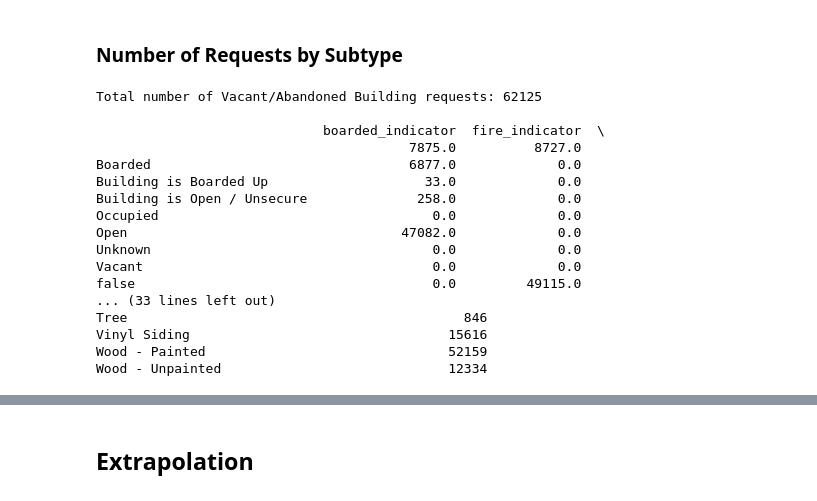
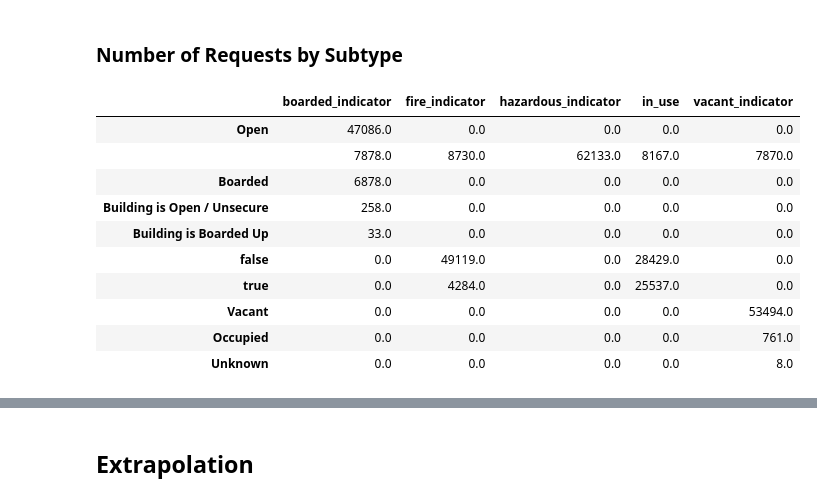
Before and after one commit to lorenh516/exploration_311, a Jupyter notebook: chicago_svc_req_exploration.ipynb, the cells around one changed output, grey strips where cells are left out. Drawn from its saved outputs; the diff is of its cells as text; code cells hidden in the pictures.

```diff
--- a/chicago_svc_req_exploration.ipynb
+++ b/chicago_svc_req_exploration.ipynb
@@ -367,12 +378,11 @@ def view_subtypes(df):
     top_level_counts = df['type_of_service_request'].value_counts()
 
     count_dict = {}
+    frame_list = []
     for service_type, count in top_level_counts.items():
         count_dict[service_type] = count
 
     for service in service_types:
-        print("Total number of {} requests: {}".format(service, count_dict[service]))
-        print()
         service_reqs = df[saved_311['type_of_service_request'] == service]
         service_subs = subtypes[service]
         if len(service_subs) > 0:
@@ -386,25 +396,21 @@ def view_subtypes(df):
         if cols:
             stats_frame = pd.concat(cols, axis = 1)
             stats_frame.fillna(value = 0, inplace = True)
-            print(stats_frame)
+            frame_list.append(stats_frame)
+
+    return frame_list
-# %%
-stats_df = view_subtypes(saved_311)
-stats_df
-# %% [output]
-Total number of Vacant/Abandoned Building requests: 62125
-
-                             boarded_indicator  fire_indicator  \
-                                        7875.0          8727.0
-Boarded                                 6877.0             0.0
-Building is Boarded Up                    33.0             0.0
-Building is Open / Unsecure              258.0             0.0
-Occupied                                   0.0             0.0
-Open                                   47082.0             0.0
-Unknown                                    0.0             0.0
-Vacant                                     0.0             0.0
-false                                      0.0         49115.0
-... (33 lines left out)
-Tree                                           846
-Vinyl Siding                                 15616
-Wood - Painted                               52159
-Wood - Unpainted                             12334
+# %%
+bldgs_subs, graffiti_subs  = view_subtypes(saved_311)
+bldgs_subs.sort_values(by = ['boarded_indicator', 'fire_indicator', 'hazardous_indicator', 'in_use', 'vacant_indicator'], ascending = False)
+# %% [output]
+|  | boarded_indicator | fire_indicator | hazardous_indicator | in_use | vacant_indicator |
+| Open | 47086.0 | 0.0 | 0.0 | 0.0 | 0.0 |
+|  | 7878.0 | 8730.0 | 62133.0 | 8167.0 | 7870.0 |
+| Boarded | 6878.0 | 0.0 | 0.0 | 0.0 | 0.0 |
+| Building is Open / Unsecure | 258.0 | 0.0 | 0.0 | 0.0 | 0.0 |
+| Building is Boarded Up | 33.0 | 0.0 | 0.0 | 0.0 | 0.0 |
+| false | 0.0 | 49119.0 | 0.0 | 28429.0 | 0.0 |
+| true | 0.0 | 4284.0 | 0.0 | 25537.0 | 0.0 |
+| Vacant | 0.0 | 0.0 | 0.0 | 0.0 | 53494.0 |
+| Occupied | 0.0 | 0.0 | 0.0 | 0.0 | 761.0 |
+| Unknown | 0.0 | 0.0 | 0.0 | 0.0 | 8.0 |
```
Also changed, not shown: parts of 48 cells of this notebook.
